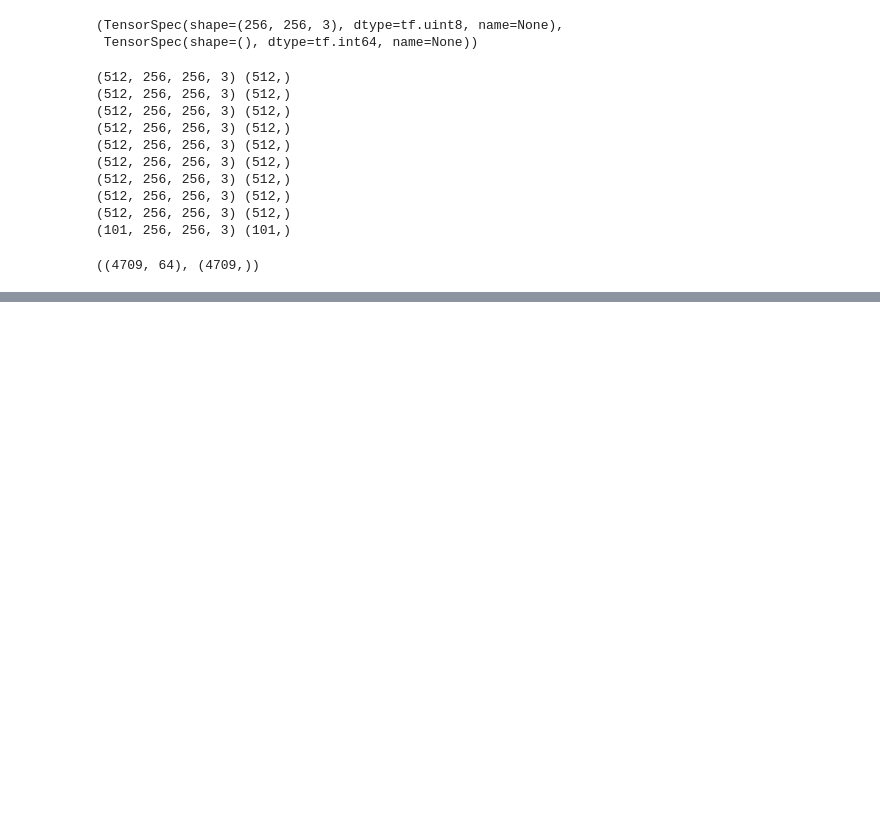
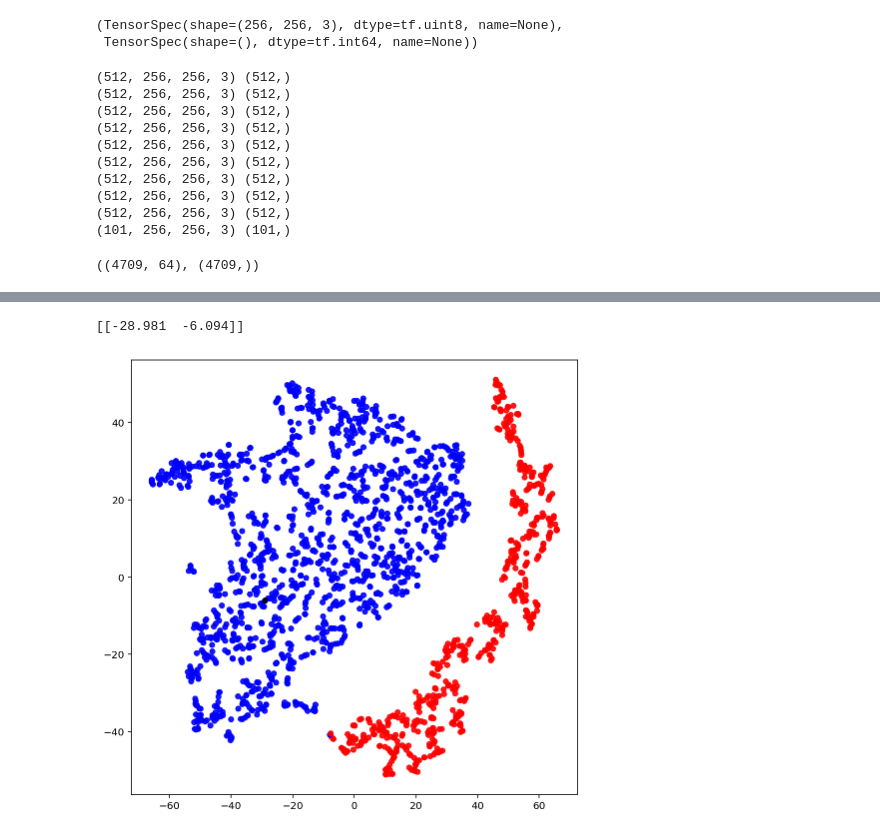
Before and after one commit to TeamSemiSuperCV/semi-super, a Jupyter notebook: webapp/Extract_tSNE_Features.ipynb, the cells around one changed output, grey strips where cells are left out. Drawn from its saved outputs; the diff is of its cells as text; code cells hidden in the pictures; blank space fills up the shorter version.

```diff
--- a/webapp/Extract_tSNE_Features.ipynb
+++ b/webapp/Extract_tSNE_Features.ipynb
@@ -163,3 +193,15 @@ plt.plot([1,3,2],[2,3,4])
+# %%
+new_feat_idx = 44
+
+new_embedding = embeddings.transform(feats_sm[new_feat_idx:new_feat_idx+1])
+print(new_embedding)
+final_embeddings = np.concatenate((embeddings, new_embedding), axis=0)
+final_labels = np.concatenate((labels_sm, np.array([2], dtype=np.int32)), axis=0)
+plt.figure(figsize=(8,8))
+plt.scatter(final_embeddings[:, 0], final_embeddings[:, 1], c=colormap[final_labels], s=25, alpha=0.9);
+# %% [output]
+[[-28.981  -6.094]]
+[figure, added]
 # %%
 plt.plot([1,3,2],[2,3,4])
 plt.tick_params(axis='both', which='both', bottom=False, left=False,
```
Also changed, not shown: parts of 19 cells of this notebook, 3 other files.
